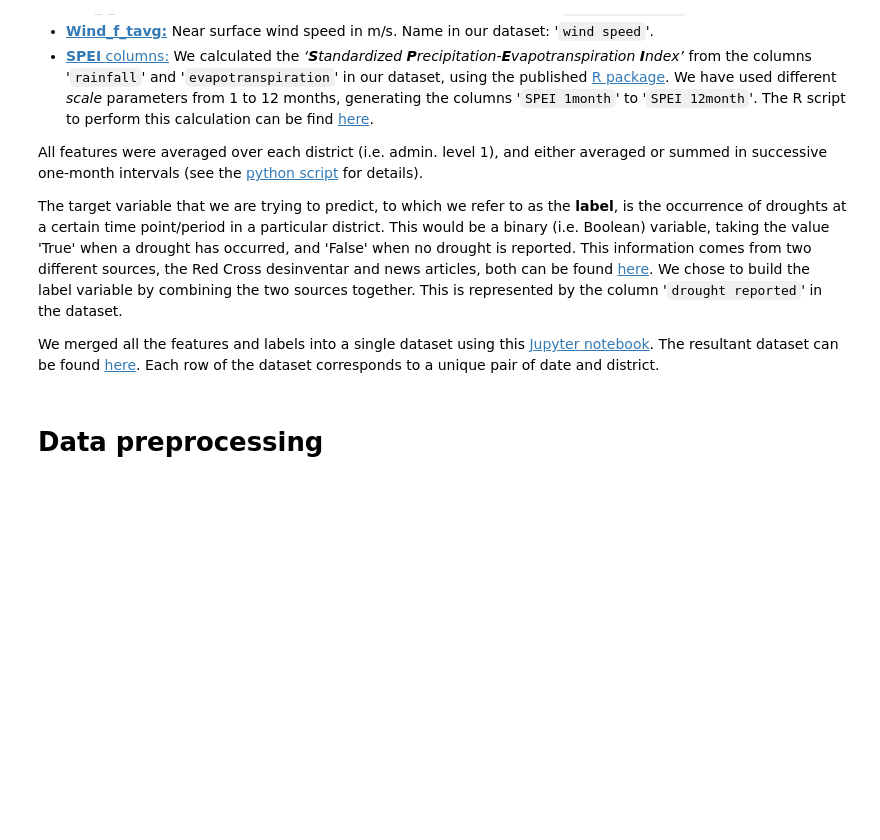
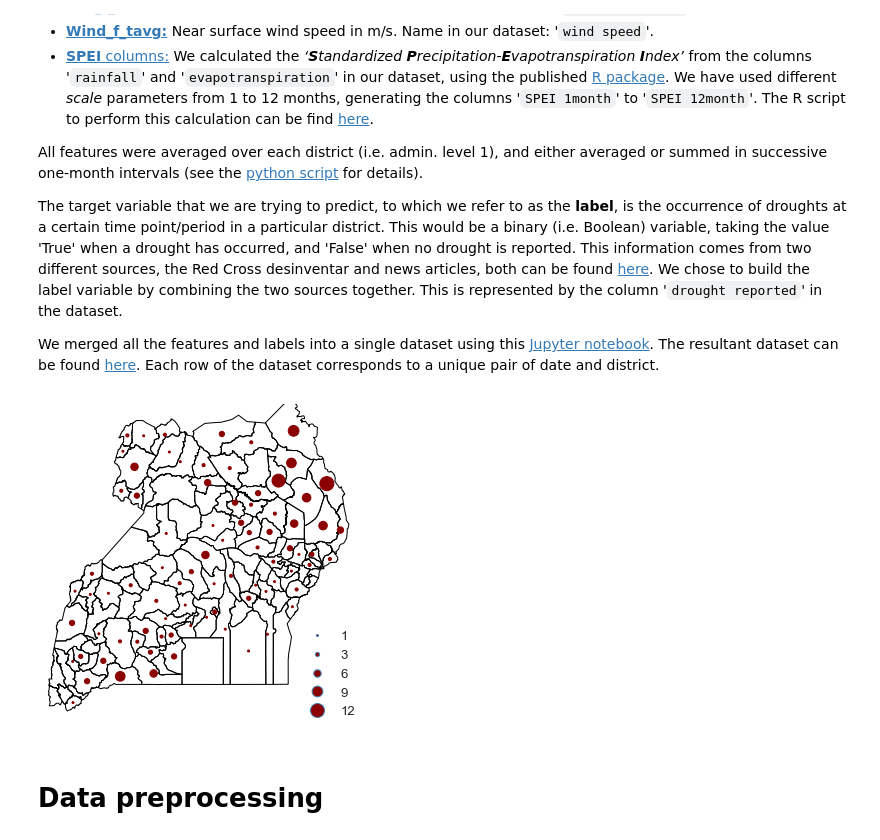
Before and after one commit to rodekruis/IBF-system, a Jupyter notebook: trigger-model-development/drought/skill-assessment/Model Event Data/Uganda_logit_model.ipynb, the cells around one changed output. Saved outputs shown, nothing was run; the diff lists cells and outputs as text; code cells hidden in the pictures; blank space fills up the shorter version.

```diff
--- a/trigger-model-development/drought/skill-assessment/Model Event Data/Uganda_logit_model.ipynb
+++ b/trigger-model-development/drought/skill-assessment/Model Event Data/Uganda_logit_model.ipynb
@@ -56,6 +56,10 @@ phath='./datasets/'
 filename='Droughts_satelite_and_events.csv'
 full_data = pd.read_csv(phath + filename, index_col=False)
 Uganda_data = full_data[full_data.Country == 'Uganda'].copy()
+# %%
+ibf.plot_droughts_per_district(Uganda_data)
+# %% [output]
+[figure, added]
 # %% [markdown]
 # Data preprocessing
 # %% [markdown]
```
Also changed, not shown: parts of 14 cells of this notebook, 4 other files.
